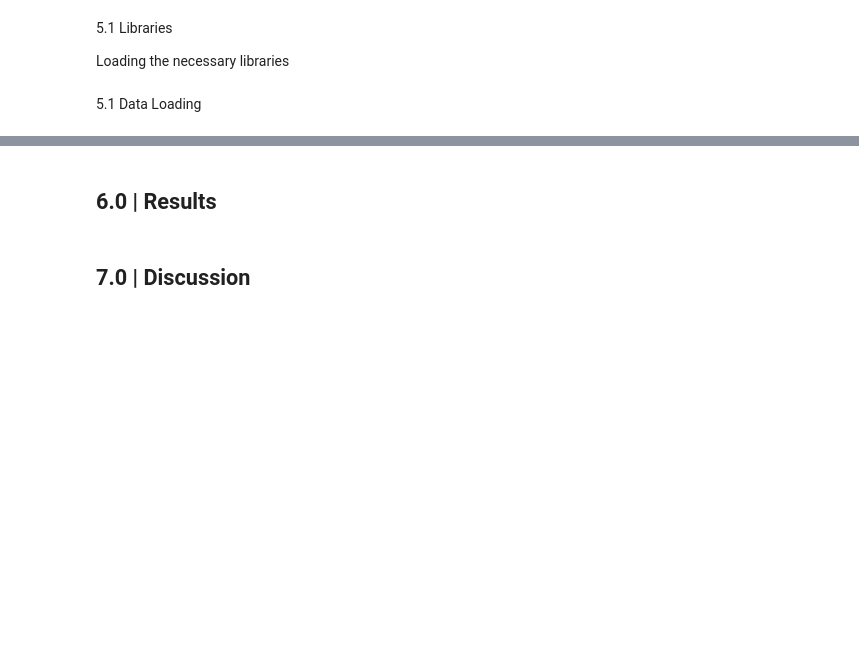
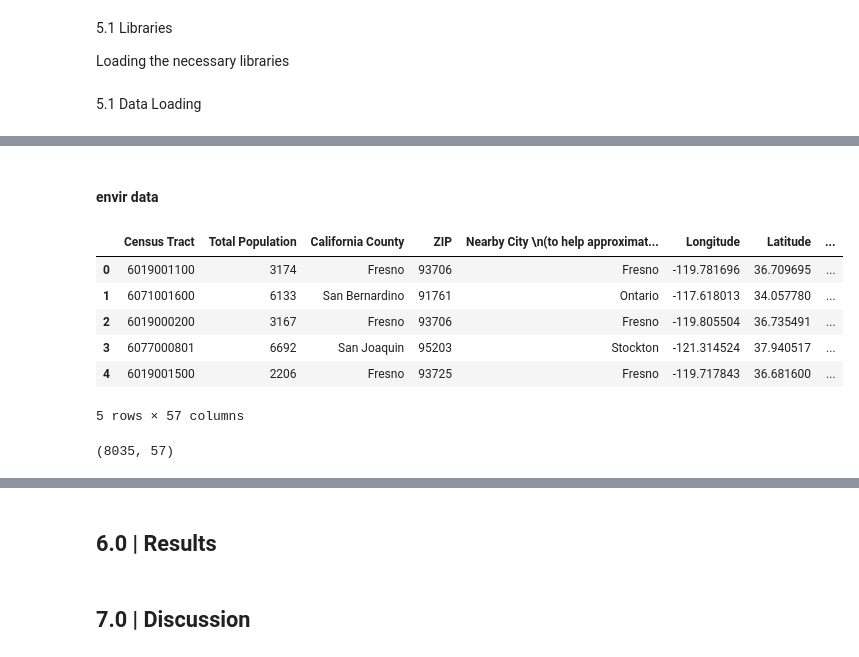
Before and after one commit to DaphneBdn/dsss_repo, a Jupyter notebook: CASA0006_Assessment_DB.ipynb, the cells around one changed output, grey strips where cells are left out. Saved outputs shown, nothing was run; the diff lists cells and outputs as text; code cells hidden in the pictures; blank space fills up the shorter version.

```diff
--- a/CASA0006_Assessment_DB.ipynb
+++ b/CASA0006_Assessment_DB.ipynb
@@ -81,0 +246,20 @@ df.head(3)
+# %% [markdown]
+#### envir data
+# %%
+# Load in the Enviro data
+#dfenv = pd.read_csv('https://github.com/DaphneBdn/dsss_repo/blob/main/data/raw/calenviroscreen-3.0-results-june-2018-update.csv')
+dfenv = pd.read_csv('data/raw/calenviroscreen-3.0-results-june-2018-update.csv')
+dfenv.head(5)
+# %% [output]
+|  | Census Tract | Total Population | California County | ZIP | Nearby City \n(to help approximat... | Longitude | Latitude | ... |
+| 0 | 6019001100 | 3174 | Fresno | 93706 | Fresno | -119.781696 | 36.709695 | ... |
+| 1 | 6071001600 | 6133 | San Bernardino | 91761 | Ontario | -117.618013 | 34.057780 | ... |
+| 2 | 6019000200 | 3167 | Fresno | 93706 | Fresno | -119.805504 | 36.735491 | ... |
+| 3 | 6077000801 | 6692 | San Joaquin | 95203 | Stockton | -121.314524 | 37.940517 | ... |
+| 4 | 6019001500 | 2206 | Fresno | 93725 | Fresno | -119.717843 | 36.681600 | ... |
+5 rows × 57 columns
+# %%
+# check size of dataframe
+dfenv.shape
+# %% [output]
+(8035, 57)
```
Also changed, not shown: parts of 22 cells of this notebook.
